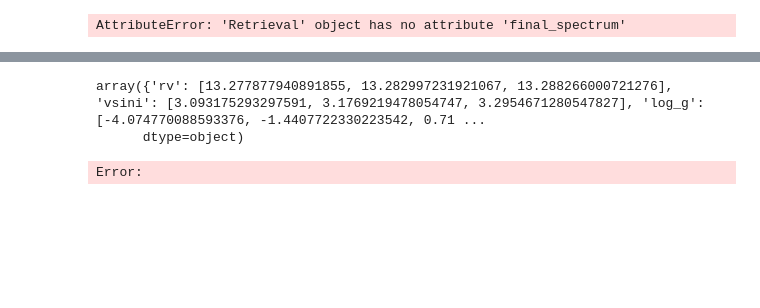
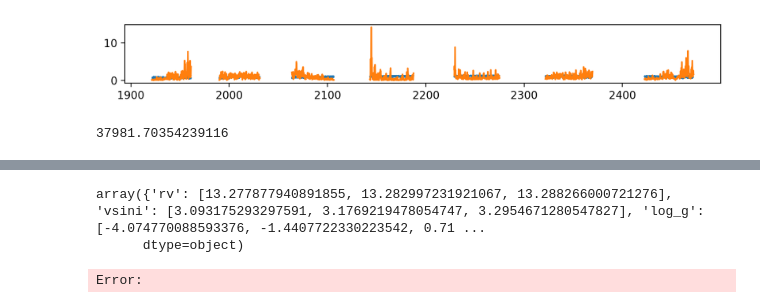
Before and after one commit to NatalieGrasser/atm_retrieval, a Jupyter notebook: atm_retrieval/debugging.ipynb, the cells around one changed output, grey strips where cells are left out. Drawn from its saved outputs; the diff is of its cells as text; code cells hidden in the pictures; blank space fills up the shorter version.

Commit message:
added gradient option for PT-profile

```diff
--- a/atm_retrieval/debugging.ipynb
+++ b/atm_retrieval/debugging.ipynb
@@ -8,44 +8,52 @@ from retrieval import Retrieval
 from parameters import Parameters
 import sys
 
-#var = int(sys.argv[1]) # select configuration
-var=1
+brown_dwarf = '2M0355' # options: 2M0355 or 2M1425
+chem = 'freechem' # options: freechem or equchem
+PT_type = 'PTgrad' # options: PTknot or PTgrad
+output=f'{brown_dwarf}_{chem}_{PT_type}' # output folder name
 
-if var==1:
-    brown_dwarf = Target('2M0355') # options: 2M0355 or 2M1425
-    output=f'{brown_dwarf.name}_freechem' # output folder name
-    free_chem=True # options: True/False
-    cloud_mode='gray' # options: gray, MgSiO3, None
-    GP=True # options: True/False
-elif var==2:
-    brown_dwarf = Target('2M0355') # options: 2M0355 or 2M1425
-    output=f'{brown_dwarf.name}_equchem' # output folder name
-    free_chem=False # options: True/False
-    cloud_mode='gray' # options: gray, MgSiO3, None
-    GP=True # options: True/False
+if brown_dwarf=='2M0355':
+    brown_dwarf = Target('2M0355')
+elif brown_dwarf=='2M1425':
+    brown_dwarf = Target('2M1425')
+
+cloud_mode='gray' # options: None, gray, or MgSiO3
+GP=True # options: True/False
 
 constant_params={} # add if needed
 free_params = {'rv': ([2,20],r'$v_{\rm rad}$'),
                'vsini': ([0,40],r'$v$ sin$i$'),
                'log_g':([3,5],r'log $g$'),
-               'epsilon_limb': [(0.2,1), r'$\epsilon_\mathrm{limb}$'], # limb-darkening coefficient (0-1)
+               'epsilon_limb': [(0.2,1), r'$\epsilon_\mathrm{limb}$']} # limb-darkening coefficient (0-1)
 
-            # P-T profile
-            'T1' : ([1000,4000], r'$T_1$'), # bottom of the atmosphere (hotter)
+if PT_type=='PTknot':
+    pt_params={'T0' : ([1000,4000], r'$T_0$'), # bottom of the atmosphere (hotter)
+            'T1' : ([0,4000], r'$T_1$'),
             'T2' : ([0,4000], r'$T_2$'),
             'T3' : ([0,4000], r'$T_3$'),
-            'T4' : ([0,4000], r'$T_4$')} # top of atmosphere (cooler)
+            'T4' : ([0,4000], r'$T_4$'),} # top of atmosphere (cooler)
+    free_params.update(pt_params)
+
+if PT_type=='PTgrad':
+    pt_params={'dlnT_dlnP_0': ([0.,0.4], r'$\nabla_{T,0}$'), # gradient at T0
+            'dlnT_dlnP_1': ([0.,0.4], r'$\nabla_{T,1}$'),
+            'dlnT_dlnP_2': ([0.,0.4], r'$\nabla_{T,2}$'),
+            'dlnT_dlnP_3': ([0.,0.4], r'$\nabla_{T,3}$'),
+            'dlnT_dlnP_4': ([0.,0.4], r'$\nabla_{T,4}$'),
+            'T_0': ([1000,4000], r'$T_0$')} # at bottom of atmosphere
+    free_params.update(pt_params)
 
 # if equilibrium chemistry, define [Fe/H], C/O, and isotopologue ratios
-if free_chem==False:
-    chemistry={'C/O': [(0,1), r'C/O'],
-            'Fe/H': [(-1.5,1.5), r'[Fe/H]'],
-            'C13_12_ratio': [(1e-10,1e-1), r'$\mathrm{^{13}C/^{12}C}$'],
-            'O18_16_ratio': [(1e-10,1e-1), r'$\mathrm{^{18}O/^{16}O}$'],
-            'O17_16_ratio': [(1e-10,1e-1), r'$\mathrm{^{17}O/^{12}O}$']}
+if chem=='equchem':
+    chemistry={'C/O':([0,1], r'C/O'),
+            'Fe/H': ([-1.5,1.5], r'[Fe/H]'),
+            'C13_12_ratio': ([1e-10,1e-1], r'$\mathrm{^{13}C/^{12}C}$'),
+            'O18_16_ratio': ([1e-10,1e-1], r'$\mathrm{^{18}O/^{16}O}$'),
+            'O17_16_ratio': ([1e-10,1e-1], r'$\mathrm{^{17}O/^{12}O}$')}
 
 # if free chemistry, define VMRs
-if free_chem==True:
+if chem=='freechem':
     chemistry={'log_H2O':([-12,-1],r'log H$_2$O'),
             'log_12CO':([-12,-1],r'log $^{12}$CO'),
             'log_13CO':([-12,-1],r'log $^{13}$CO'),
@@ -59,35 +67,36 @@ if free_chem==True:
             'log_H2S':([-12,-1],r'log H$_2$S'),
             'log_OH':([-12,-1],r'log OH'),
             'log_CO2':([-12,-1],r'log CO$_2$')}
 
 if cloud_mode=='gray':
     cloud_props={'log_opa_base_gray': ([-10,3], r'log $\kappa_{\mathrm{cl},0}$'),
                 'log_P_base_gray': ([-6,3], r'log $P_{\mathrm{cl},0}$'), # pressure of gray cloud deck
                 'fsed_gray': ([0,20], r'$f_\mathrm{sed}$')} # sedimentation parameter for particles
     free_params.update(cloud_props)
 
 if cloud_mode=='MgSiO3':
     cloud_props={'fsed': ([0,20], r'$f_\mathrm{sed}$'), # sedimentation parameter for particles
                 'sigma_lnorm': ([0.8,1.5], r'$\sigma_{l,norm}$'), # width of the log-normal particle distribution
                 'log_Kzz':([5,15],r'log $K_{zz}$')} # eddy diffusion parameter (atmospheric mixing)
     free_params.update(cloud_props)
 
 if GP==True: # add uncertainty scaling
-    GP_params={'log_a': ([-0.7,0.3], r'$\log\ a$'), # one is enough, will be multipled with order/det error
-               'log_l': ([-3.0,-1.0], r'$\log\ l$')}
+    GP_params={'log_a': ([-1,1], r'$\log\ a$'), # one is enough, will be multipled with order/det error
+               'log_l': ([-3,0], r'$\log\ l$')}
     free_params.update(GP_params)
 
 free_params.update(chemistry)
 parameters = Parameters(free_params, constant_params)
 cube = np.random.rand(parameters.n_params)
 parameters(cube)
 params=parameters.params
 
 retrieval=Retrieval(target=brown_dwarf,parameters=parameters,
-                    output_name=output,free_chem=free_chem,
-                    cloud_mode=cloud_mode,GP=GP)
+                    output_name=output,chemistry=chem,
+                    cloud_mode=cloud_mode,GP=GP,PT_type=PT_type)
 retrieval.PMN_lnL()
 #retrieval.PMN_run(N_live_points=50,evidence_tolerance=50)
 #retrieval.evaluate()
 # %% [output]
+[figure, added]
-AttributeError: 'Retrieval' object has no attribute 'final_spectrum'
+37981.70354239116
```
Also changed, not shown: parts of 5 cells of this notebook, 5 other files.
